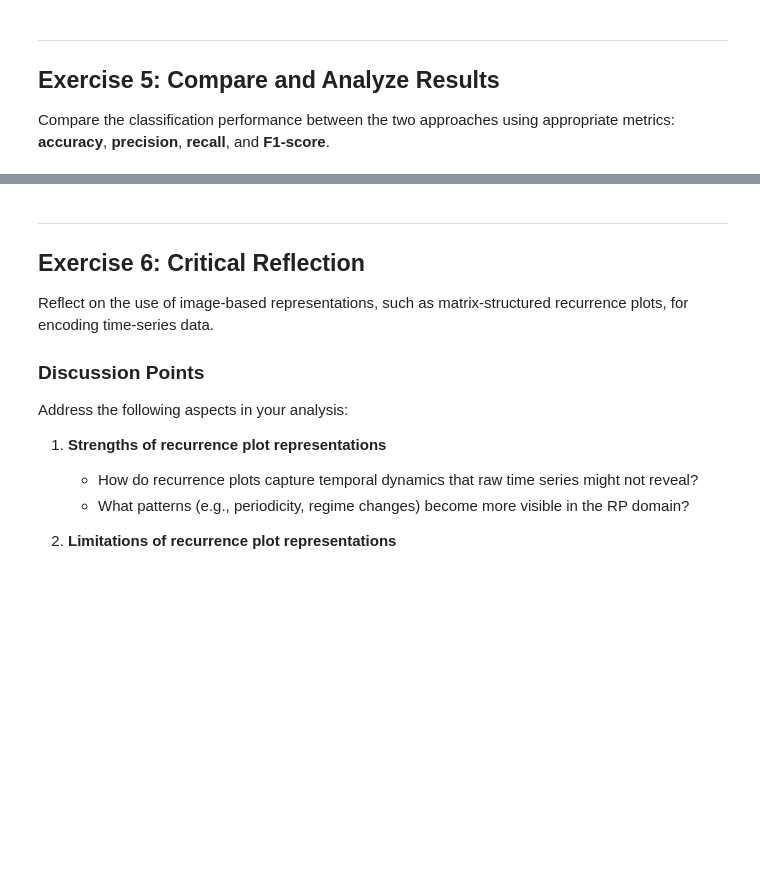
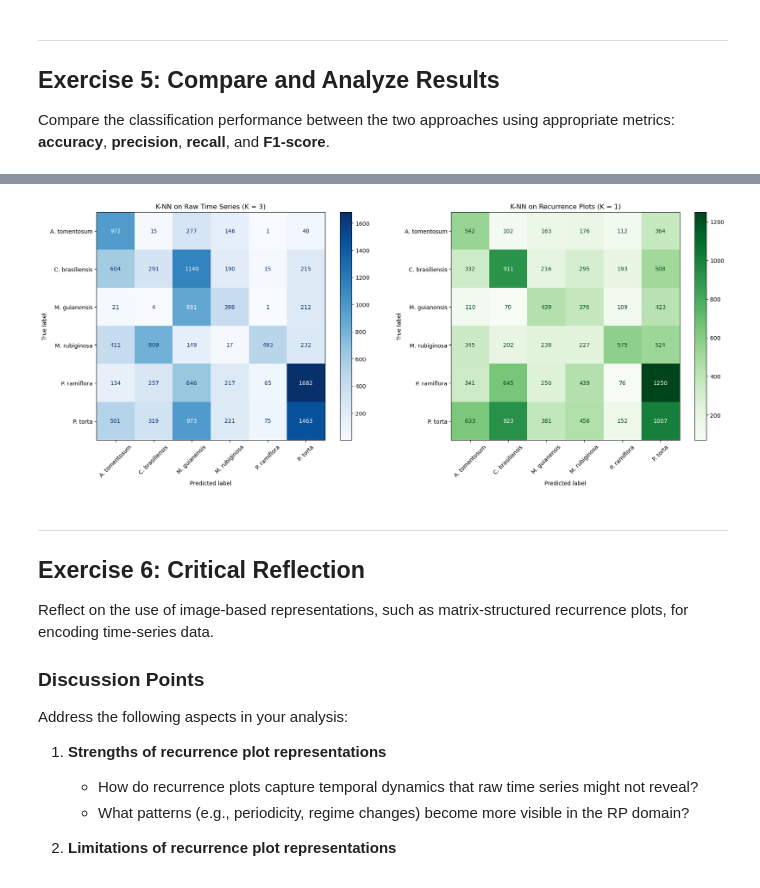
Before and after one commit to Gorkem345/Pixel-wise-Image-Classification-based-on-Time-Series-Image-Representations, a Jupyter notebook: case_notebook_with_data.ipynb, the cells around one changed output, grey strips where cells are left out. Drawn from its saved outputs; the diff is of its cells as text; code cells hidden in the pictures; blank space fills up the shorter version.

```diff
--- a/case_notebook_with_data.ipynb
+++ b/case_notebook_with_data.ipynb
@@ -1058,20 +1109,22 @@ plt.show()
 # %%
 # TODO: Side-by-side confusion matrices
 
 fig, (ax1, ax2) = plt.subplots(1, 2, figsize=(18, 7))
 
 ConfusionMatrixDisplay(
     confusion_matrix=cm_ts, display_labels=list(SPECIES.values())
 ).plot(ax=ax1, cmap="Blues", xticks_rotation=45)
-ax1.set_title("K-NN on Raw Time Series")
+ax1.set_title(f"K-NN on Raw Time Series (K = {best_k_ts})")
 
 ConfusionMatrixDisplay(
     confusion_matrix=cm_rp, display_labels=list(SPECIES.values())
 ).plot(ax=ax2, cmap="Greens", xticks_rotation=45)
-ax2.set_title("K-NN on Recurrence Plots")
+ax2.set_title(f"K-NN on Recurrence Plots (K = {best_k_rp})")
 
 plt.tight_layout()
 plt.show()
+# %% [output]
+[figure, added]
 # %% [markdown]
 ---
 ## Exercise 6: Critical Reflection
```
Also changed, not shown: parts of 9 cells of this notebook.
